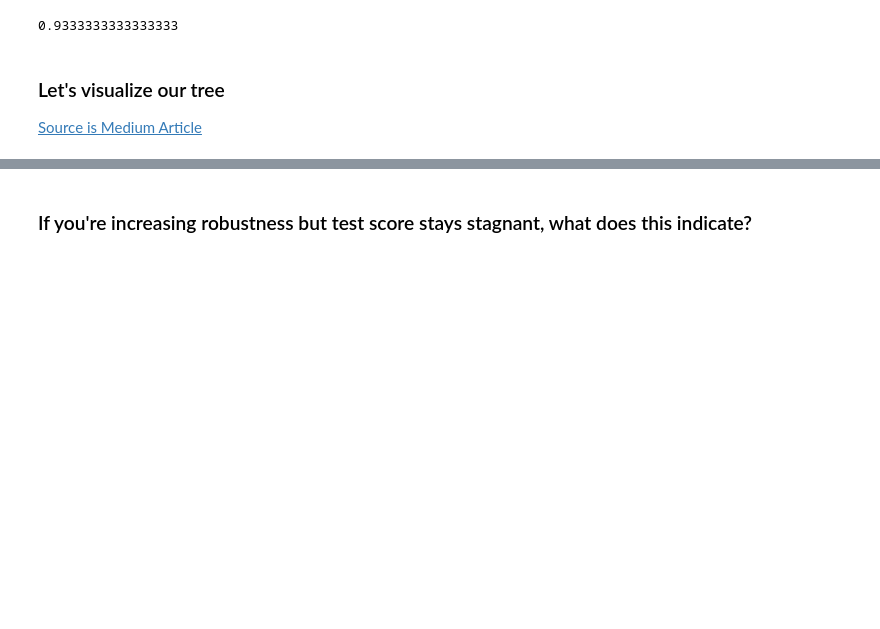
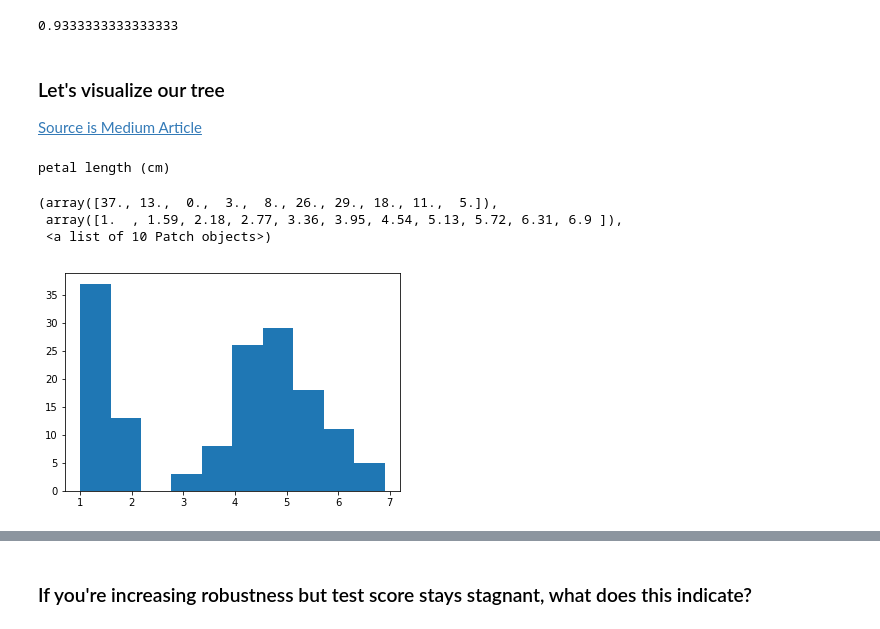
Before and after one commit to erdosn/cv2-mod5-sec34-decision-trees-lesson, a Jupyter notebook: lesson-plan.ipynb, the cells around one changed output, grey strips where cells are left out. Cells and saved outputs as stored; diff of their text form; code cells hidden in the pictures; blank space fills up the shorter version.

```diff
--- a/lesson-plan.ipynb
+++ b/lesson-plan.ipynb
@@ -116,4 +172,13 @@ from sklearn.tree import export_graphviz
 import pydotplus
+# %%
+print(df.columns[2])
+plt.hist(df[df.columns[2]])
+# %% [output]
+petal length (cm)
+(array([37., 13.,  0.,  3.,  8., 26., 29., 18., 11.,  5.]),
+ array([1.  , 1.59, 2.18, 2.77, 3.36, 3.95, 4.54, 5.13, 5.72, 6.31, 6.9 ]),
+ <a list of 10 Patch objects>)
+[figure, added]
 # %%
 dot_data = StringIO()
 export_graphviz(clf, out_file=dot_data,
```
Also changed, not shown: parts of 22 cells of this notebook, 6 other files.
